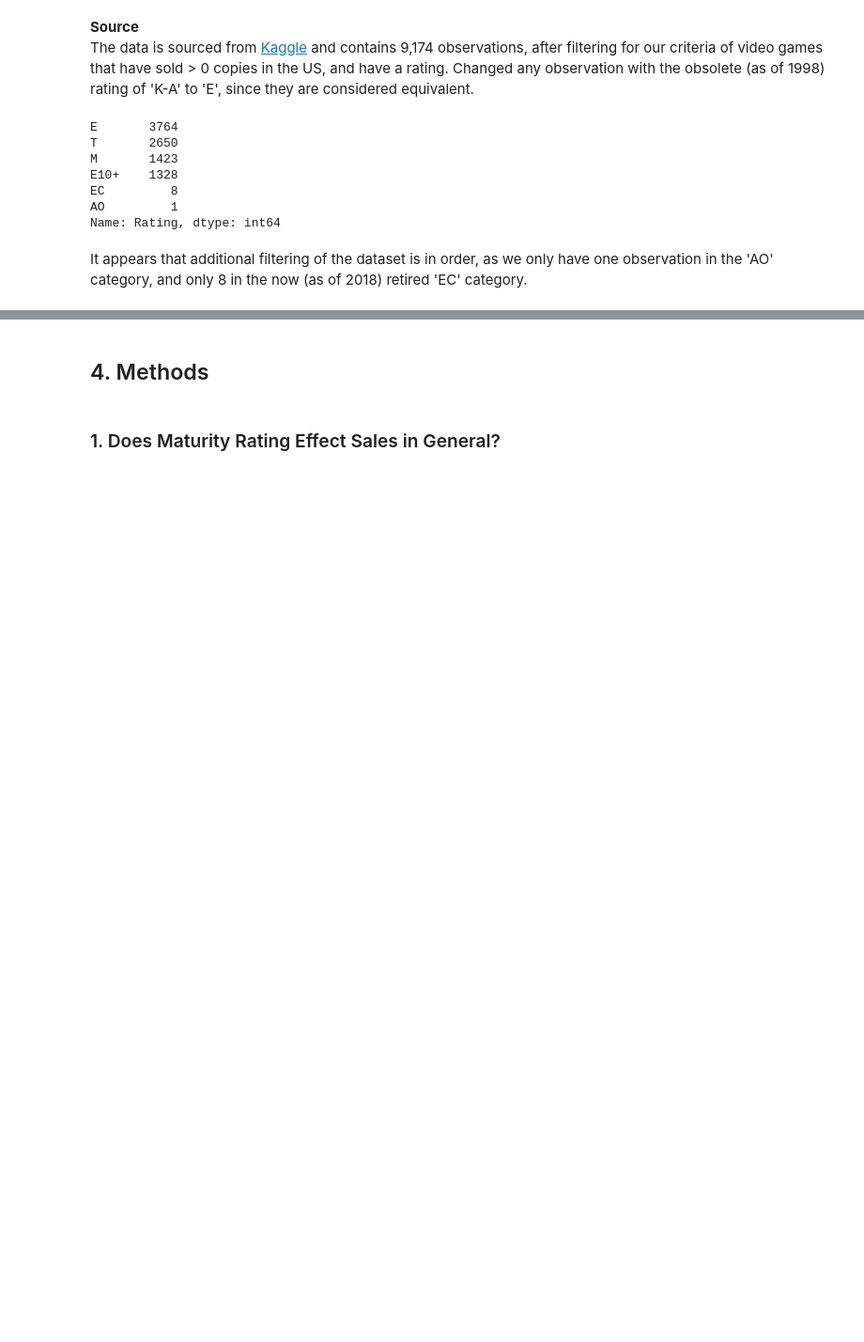
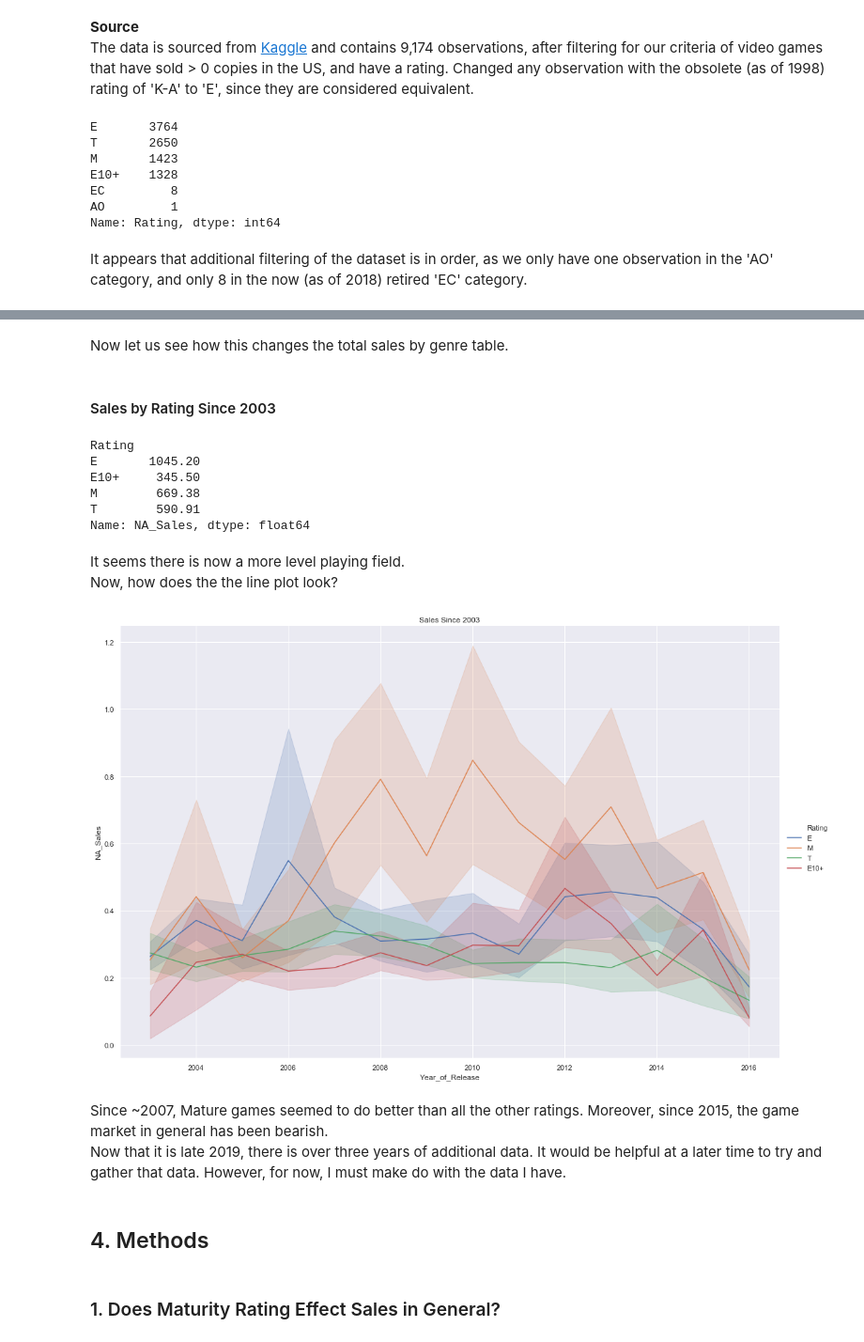
Before and after one commit to rjstange/Video-Game-Sales-by-ESRB-Rating, a Jupyter notebook: Video Game Sales By Maturity Rating.ipynb, the cells around one changed output, grey strips where cells are left out. Shown: that part at 94% size. Saved outputs shown, nothing was run; the diff lists cells and outputs as text; code cells hidden in the pictures; blank space fills up the shorter version.

```diff
--- a/Video Game Sales By Maturity Rating.ipynb
+++ b/Video Game Sales By Maturity Rating.ipynb
@@ -86,3 +133,44 @@ na_sales_e_to_m = sales[
+# %%
+na_sales_e_to_m_since_2003 = na_sales_e_to_m[
+    na_sales_e_to_m["Year_of_Release"] >= 2003
+]
+# %% [markdown]
+Now let us see how this changes the total sales by genre table.
+# %% [markdown]
+#### Sales by Rating Since 2003
+# %%
+print(
+    na_sales_e_to_m_since_2003["NA_Sales"]
+    .groupby(na_sales_e_to_m_since_2003["Rating"])
+    .agg("sum")
+)
+# %% [output]
+Rating
+E       1045.20
+E10+     345.50
+M        669.38
+T        590.91
+Name: NA_Sales, dtype: float64
+# %% [markdown]
+It seems there is now a more level playing field.
+<br>Now, how does the the line plot look?
+# %%
+sns.relplot(
+    x="Year_of_Release",
+    y="NA_Sales",
+    hue="Rating",
+    kind="line",
+    height=10,
+    aspect=1.5,
+    data=na_sales_e_to_m_since_2003,
+)
+plt.title("Sales Since 2003")
+plt.show()
+# %% [output]
+[figure, added]
+# %% [markdown]
+Since ~2007, Mature games seemed to do better than all the other ratings. Moreover, since 2015, the game market in general has been bearish.
+<br>Now that it is late 2019, there is over three years of additional data. It would be helpful at a later time to try and gather that data. However, for now, I must make do with the data I have.
 # %% [markdown]
 ## 4. Methods
 # %% [markdown]
```
Also changed, not shown: parts of 23 cells of this notebook, 1 other file.
